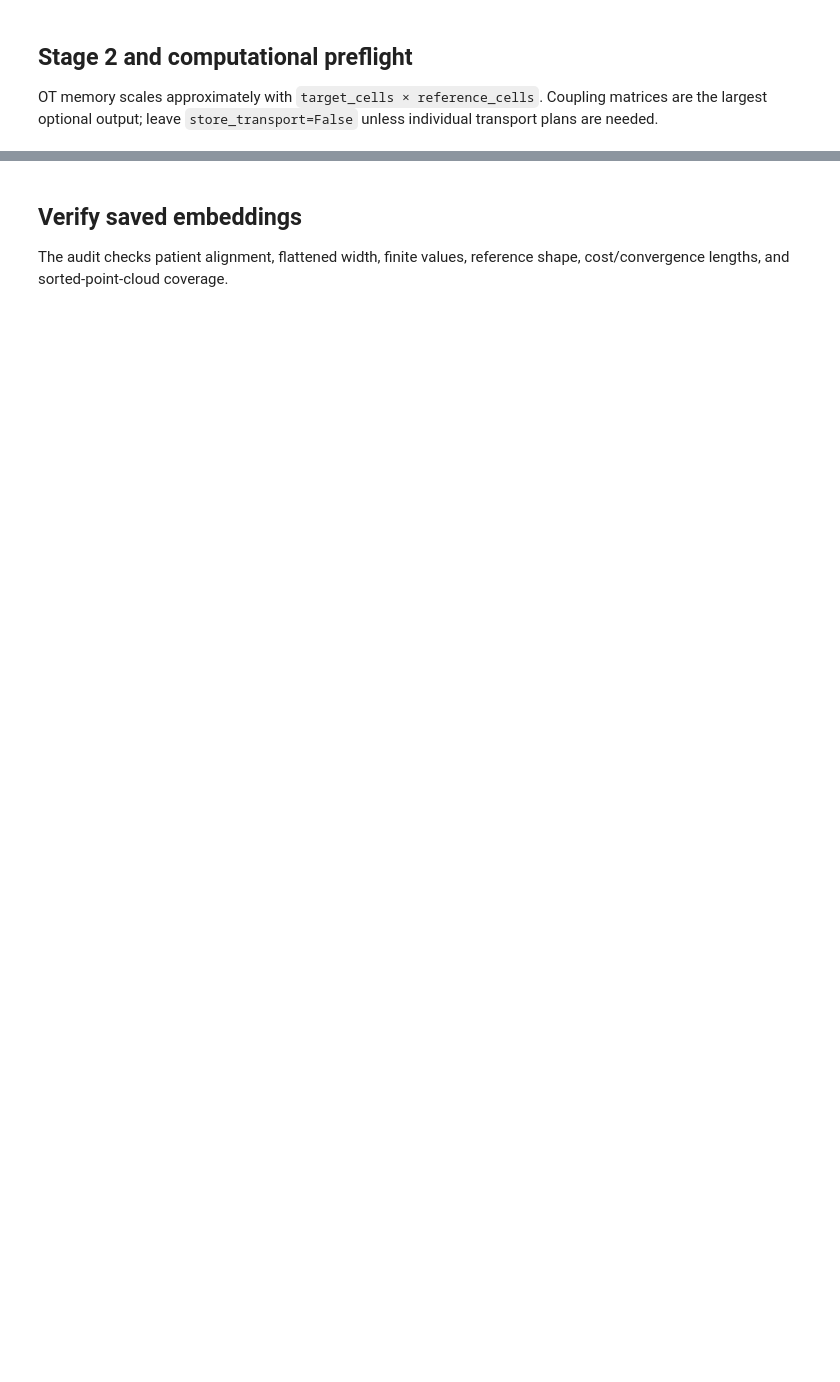
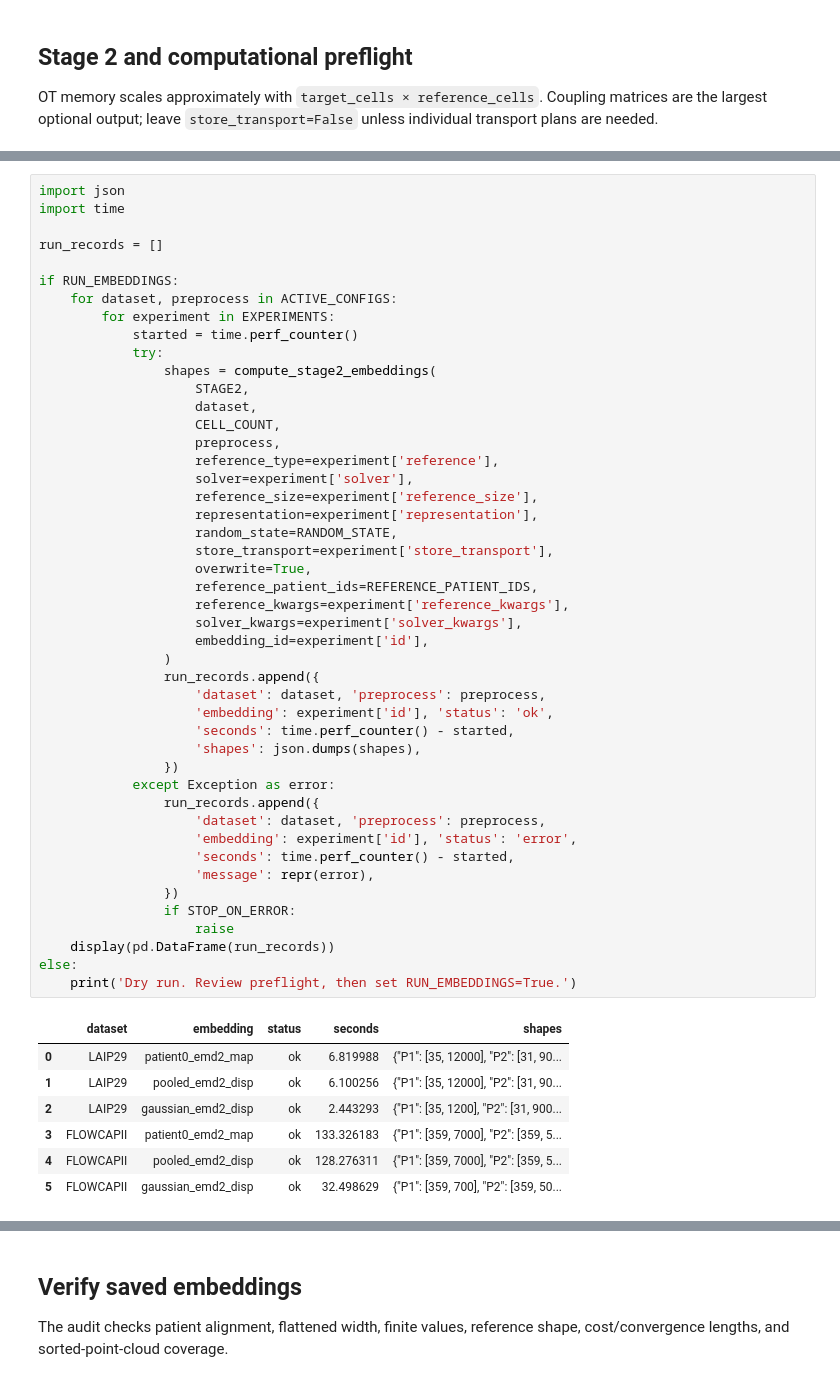
Before and after one commit to naqibUVa/FlowLOT_v1, a Jupyter notebook: notebooks/03_lot_embeddings.ipynb, the cells around one changed output, grey strips where cells are left out. Saved outputs shown, nothing was run; the diff lists cells and outputs as text; blank space fills up the shorter version.

```diff
--- a/notebooks/03_lot_embeddings.ipynb
+++ b/notebooks/03_lot_embeddings.ipynb
@@ -103 +166,55 @@ Each successful experiment writes its reference matrix, patient IDs, reference-p
+# %%
+import json
+import time
+
+run_records = []
+
+if RUN_EMBEDDINGS:
+    for dataset, preprocess in ACTIVE_CONFIGS:
+        for experiment in EXPERIMENTS:
+            started = time.perf_counter()
+            try:
+                shapes = compute_stage2_embeddings(
+                    STAGE2,
+                    dataset,
+                    CELL_COUNT,
+                    preprocess,
+                    reference_type=experiment['reference'],
+                    solver=experiment['solver'],
+                    reference_size=experiment['reference_size'],
+                    representation=experiment['representation'],
+                    random_state=RANDOM_STATE,
+                    store_transport=experiment['store_transport'],
+                    overwrite=True,
+                    reference_patient_ids=REFERENCE_PATIENT_IDS,
+                    reference_kwargs=experiment['reference_kwargs'],
+                    solver_kwargs=experiment['solver_kwargs'],
+                    embedding_id=experiment['id'],
+                )
+                run_records.append({
+                    'dataset': dataset, 'preprocess': preprocess,
+                    'embedding': experiment['id'], 'status': 'ok',
+                    'seconds': time.perf_counter() - started,
+                    'shapes': json.dumps(shapes),
+                })
+            except Exception as error:
+                run_records.append({
+                    'dataset': dataset, 'preprocess': preprocess,
+                    'embedding': experiment['id'], 'status': 'error',
+                    'seconds': time.perf_counter() - started,
+                    'message': repr(error),
+                })
+                if STOP_ON_ERROR:
+                    raise
+    display(pd.DataFrame(run_records))
+else:
+    print('Dry run. Review preflight, then set RUN_EMBEDDINGS=True.')
+# %% [output]
+|  | dataset | embedding | status | seconds | shapes |
+| 0 | LAIP29 | patient0_emd2_map | ok | 6.819988 | {"P1": [35, 12000], "P2": [31, 90... |
+| 1 | LAIP29 | pooled_emd2_disp | ok | 6.100256 | {"P1": [35, 12000], "P2": [31, 90... |
+| 2 | LAIP29 | gaussian_emd2_disp | ok | 2.443293 | {"P1": [35, 1200], "P2": [31, 900... |
+| 3 | FLOWCAPII | patient0_emd2_map | ok | 133.326183 | {"P1": [359, 7000], "P2": [359, 5... |
+| 4 | FLOWCAPII | pooled_emd2_disp | ok | 128.276311 | {"P1": [359, 7000], "P2": [359, 5... |
+| 5 | FLOWCAPII | gaussian_emd2_disp | ok | 32.498629 | {"P1": [359, 700], "P2": [359, 50... |
 # %%
```
Also changed, not shown: parts of 11 cells of this notebook, 15 other files.
